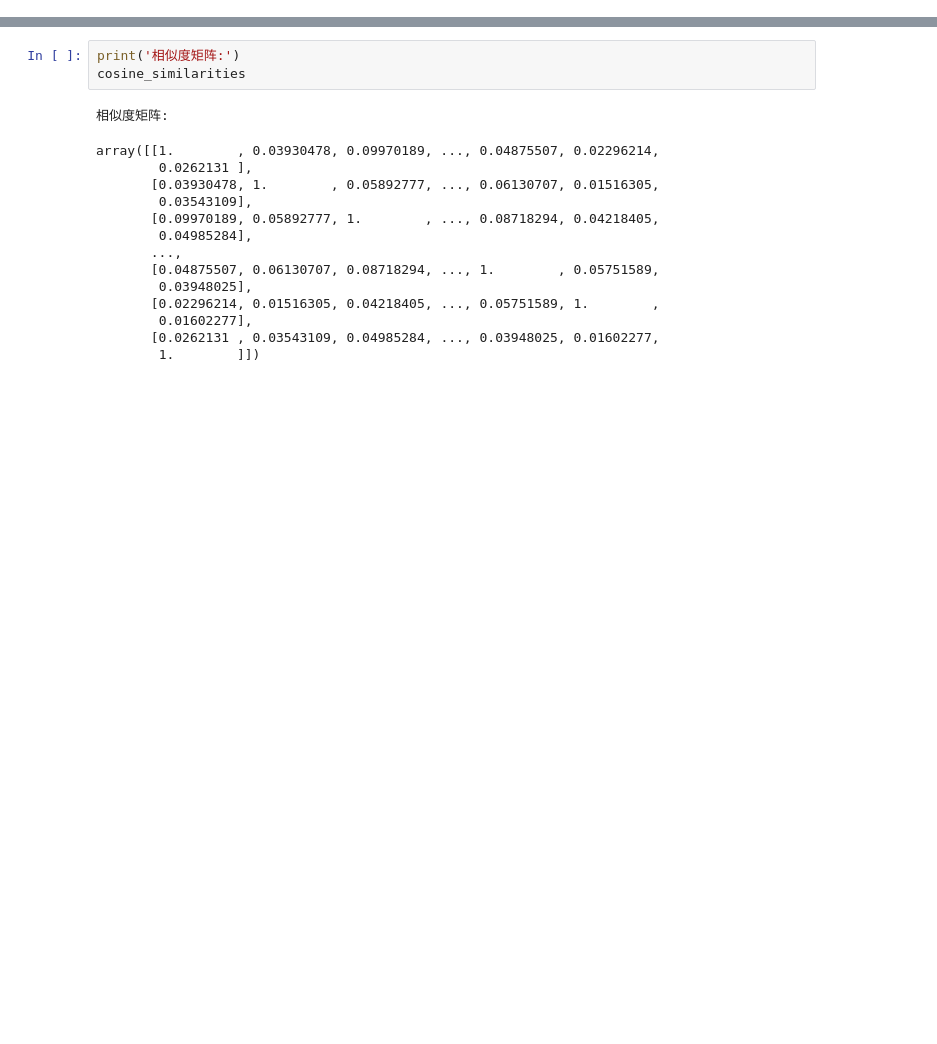
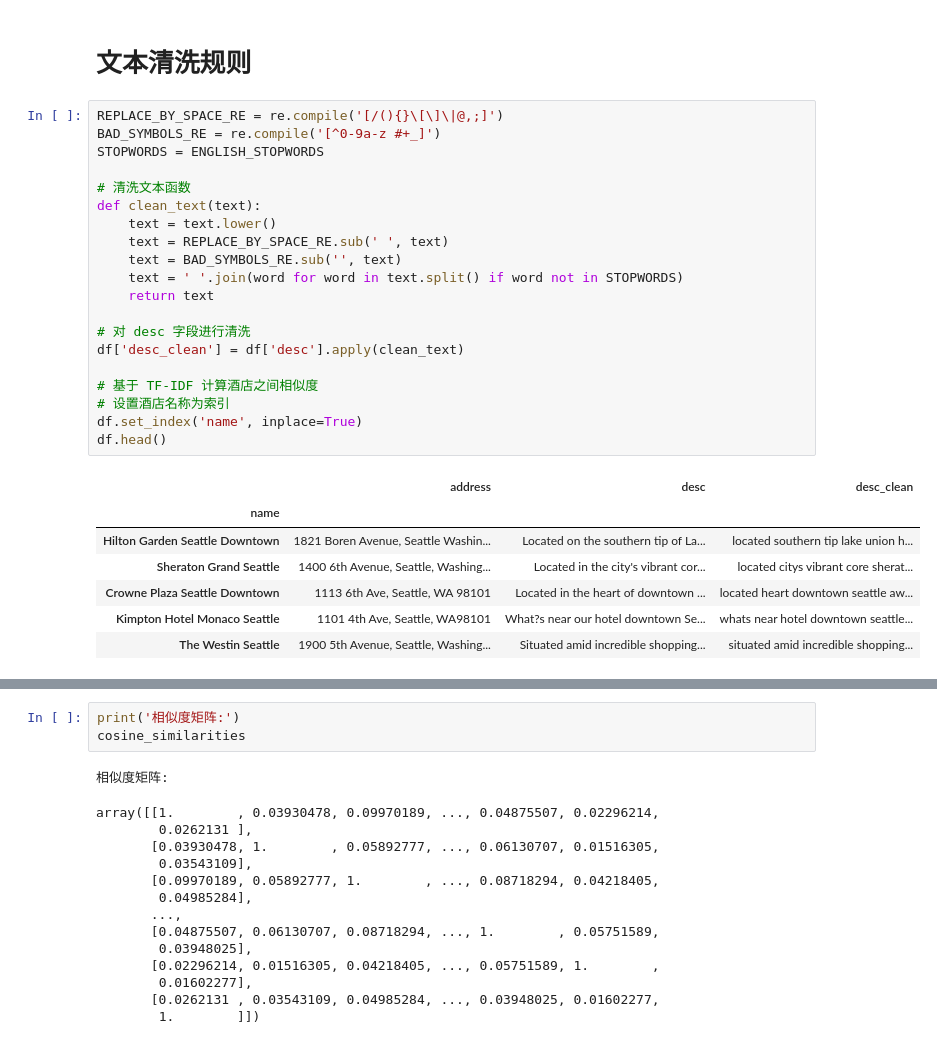
Before and after one commit to tingbila/MultiRecSys, a Jupyter notebook: project/Hotel_ReCom/基于 TF-IDF 和余弦相似度的酒店推荐系统.ipynb, the cells around one changed output, grey strips where cells are left out. Cells and saved outputs as stored; diff of their text form; blank space fills up the shorter version.

```diff
--- a/project/Hotel_ReCom/基于 TF-IDF 和余弦相似度的酒店推荐系统.ipynb
+++ b/project/Hotel_ReCom/基于 TF-IDF 和余弦相似度的酒店推荐系统.ipynb
@@ -143,0 +81,30 @@ TFIDF 特征数量: 3347
+# %% [markdown]
+# 文本清洗规则
+# %%
+REPLACE_BY_SPACE_RE = re.compile('[/(){}\[\]\|@,;]')
+BAD_SYMBOLS_RE = re.compile('[^0-9a-z #+_]')
+STOPWORDS = ENGLISH_STOPWORDS
+
+# 清洗文本函数
+def clean_text(text):
+    text = text.lower()
+    text = REPLACE_BY_SPACE_RE.sub(' ', text)
+    text = BAD_SYMBOLS_RE.sub('', text)
+    text = ' '.join(word for word in text.split() if word not in STOPWORDS)
+    return text
+
+# 对 desc 字段进行清洗
+df['desc_clean'] = df['desc'].apply(clean_text)
+
+# 基于 TF-IDF 计算酒店之间相似度
+# 设置酒店名称为索引
+df.set_index('name', inplace=True)
+df.head()
+# %% [output]
+|  | address | desc | desc_clean |
+| name |  |  |  |
+| Hilton Garden Seattle Downtown | 1821 Boren Avenue, Seattle Washin... | Located on the southern tip of La... | located southern tip lake union h... |
+| Sheraton Grand Seattle | 1400 6th Avenue, Seattle, Washing... | Located in the city's vibrant cor... | located citys vibrant core sherat... |
+| Crowne Plaza Seattle Downtown | 1113 6th Ave, Seattle, WA 98101 | Located in the heart of downtown ... | located heart downtown seattle aw... |
+| Kimpton Hotel Monaco Seattle | 1101 4th Ave, Seattle, WA98101 | What?s near our hotel downtown Se... | whats near hotel downtown seattle... |
+| The Westin Seattle | 1900 5th Avenue, Seattle, Washing... | Situated amid incredible shopping... | situated amid incredible shopping... |
```
Also changed, not shown: parts of 14 cells of this notebook.
